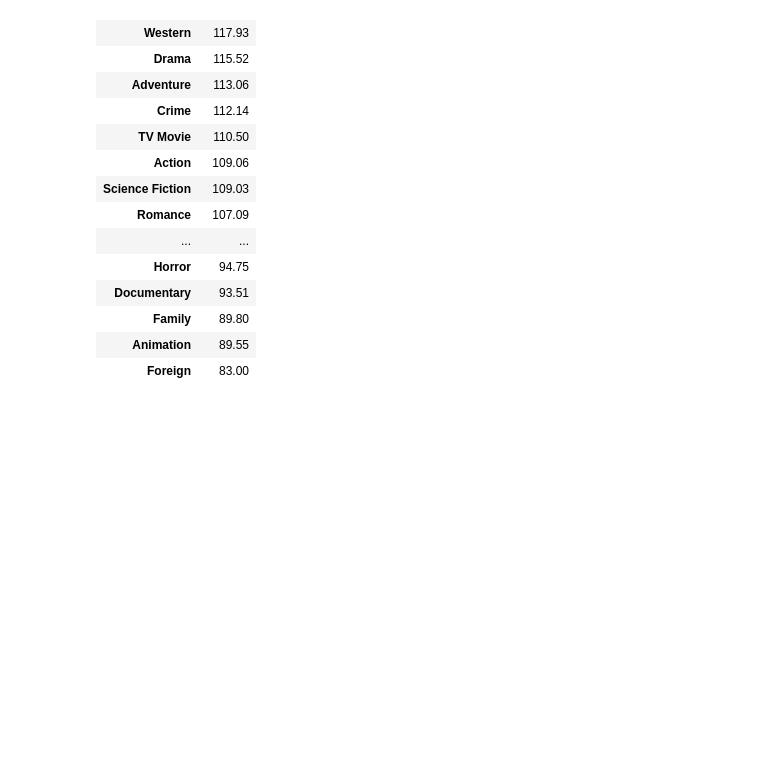
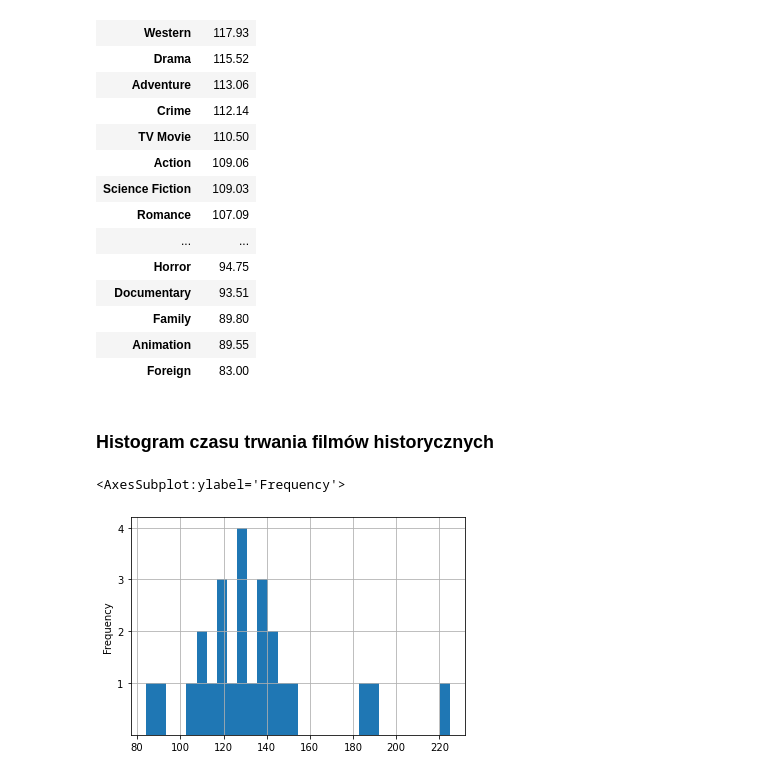
Before and after one commit to JBakunski/movies_database, a Jupyter notebook: movies.ipynb, the cells around one changed output. Drawn from its saved outputs; the diff is of its cells as text; code cells hidden in the pictures; blank space fills up the shorter version.

Commit message:
Add histogram of historic movies runtime

```diff
--- a/movies.ipynb
+++ b/movies.ipynb
@@ -127,3 +127,11 @@ movies_with_genres_pivot.sort_values(by='runtime', ascending=False)
 | Family | 89.80 |
 | Animation | 89.55 |
 | Foreign | 83.00 |
+# %% [markdown]
+### Histogram czasu trwania filmów historycznych
+# %%
+history_movies = movies_with_genres.loc[movies_with_genres['genres'] == 'History']
+history_movies['runtime'].plot(kind='hist', bins=30, grid=True, yticks=[1, 2, 3, 4])
+# %% [output]
+<AxesSubplot:ylabel='Frequency'>
+[figure, added]
```
